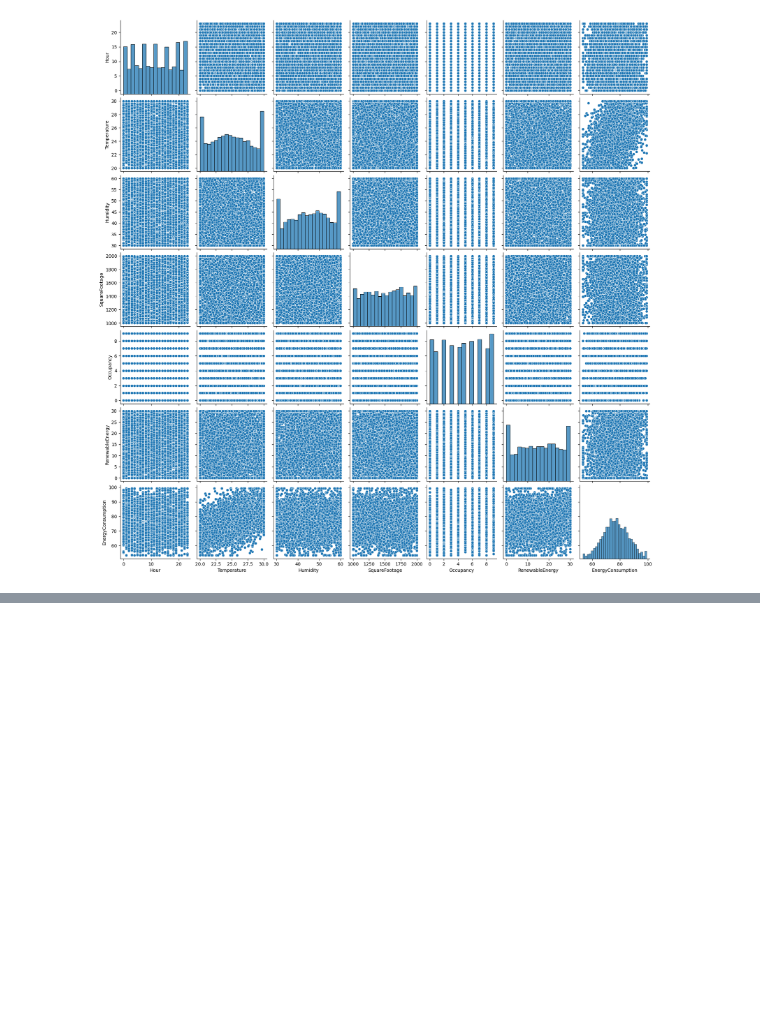
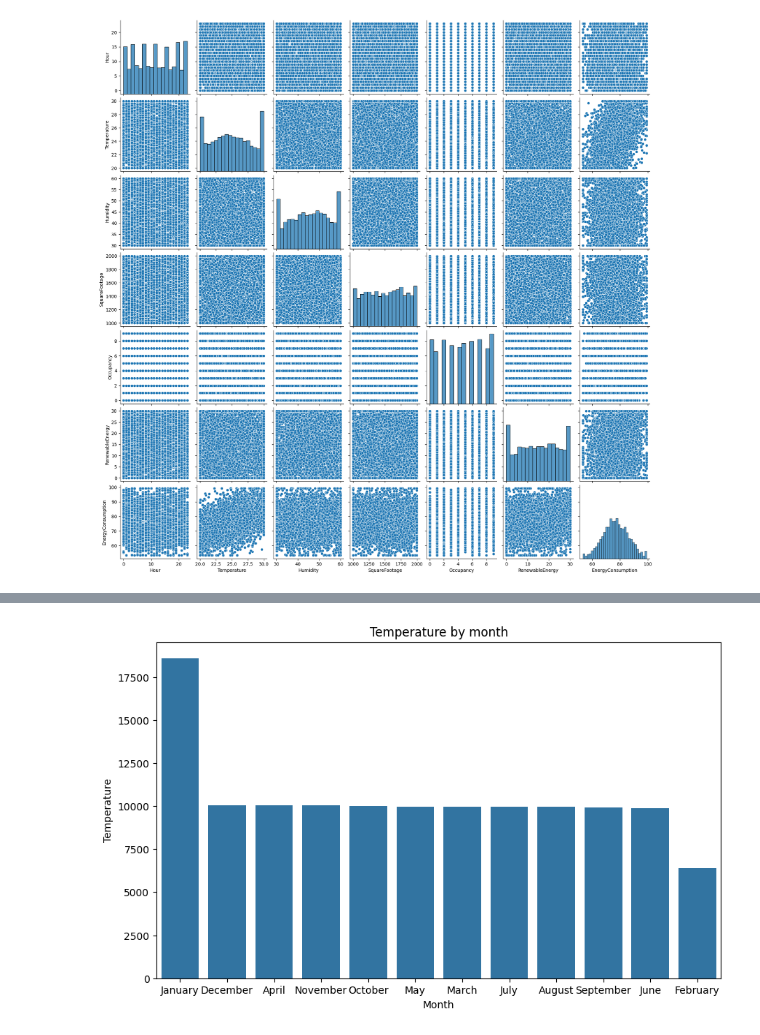
Before and after one commit to RickOti23/Python, a Jupyter notebook: Energy_Consumption.ipynb, the cells around one changed output, grey strips where cells are left out. Cells and saved outputs as stored; diff of their text form; code cells hidden in the pictures; blank space fills up the shorter version.

```diff
--- a/Energy_Consumption.ipynb
+++ b/Energy_Consumption.ipynb
@@ -135,0 +99,9 @@ plt.show()
+# %%
+plt.figure(figsize=(10,6))
+x = df.groupby("Month")["Temperature"].sum().sort_values(ascending=False)
+sns.barplot(x=x.index,y=x.values)
+plt.title("Temperature by month")
+plt.ylabel("Temperature")
+plt.show()
+# %% [output]
+[figure, added]
```
Also changed, not shown: parts of 17 cells of this notebook.
